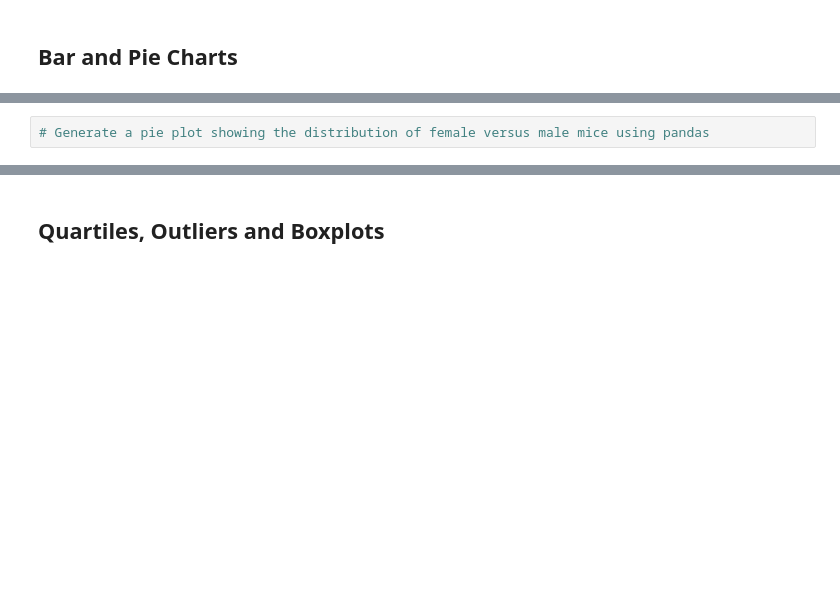
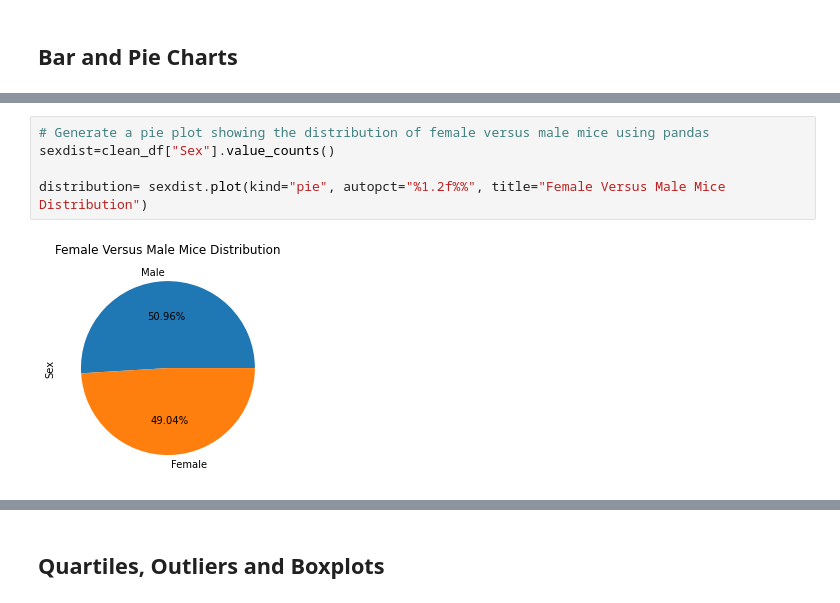
Before and after one commit to haniehbabaee/Data-Visualization, a Jupyter notebook: matplotlib/pymaceuticals_starter.ipynb, the cells around one changed output, grey strips where cells are left out. Drawn from its saved outputs; the diff is of its cells as text; blank space fills up the shorter version.

```diff
--- a/matplotlib/pymaceuticals_starter.ipynb
+++ b/matplotlib/pymaceuticals_starter.ipynb
@@ -111,4 +168,9 @@ Length: 1893, dtype: bool
 # %%
 # Generate a pie plot showing the distribution of female versus male mice using pandas
+sexdist=clean_df["Sex"].value_counts()
+
+distribution= sexdist.plot(kind="pie", autopct="%1.2f%%", title="Female Versus Male Mice Distribution")
+# %% [output]
+[figure, added]
 # %%
 # Generate a pie plot showing the distribution of female versus male mice using pyplot
```
Also changed, not shown: parts of 23 cells of this notebook.
